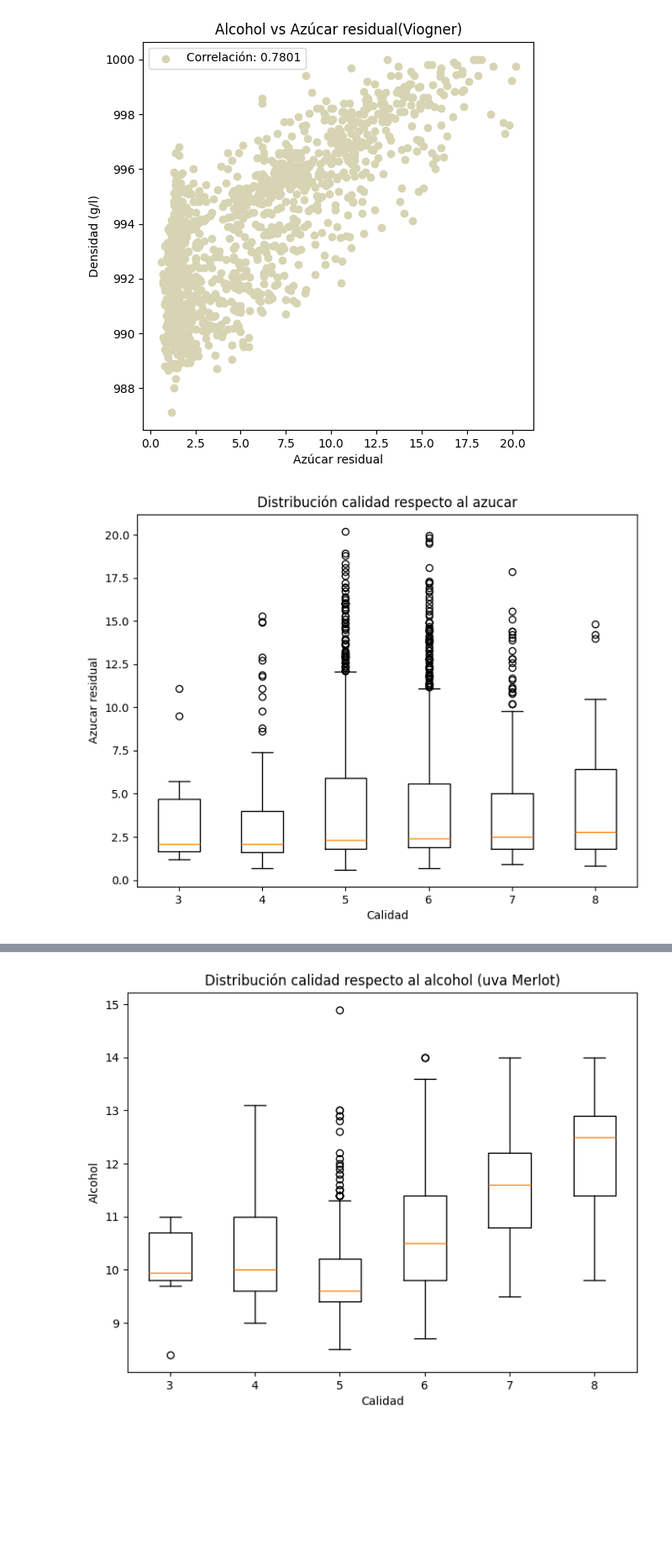
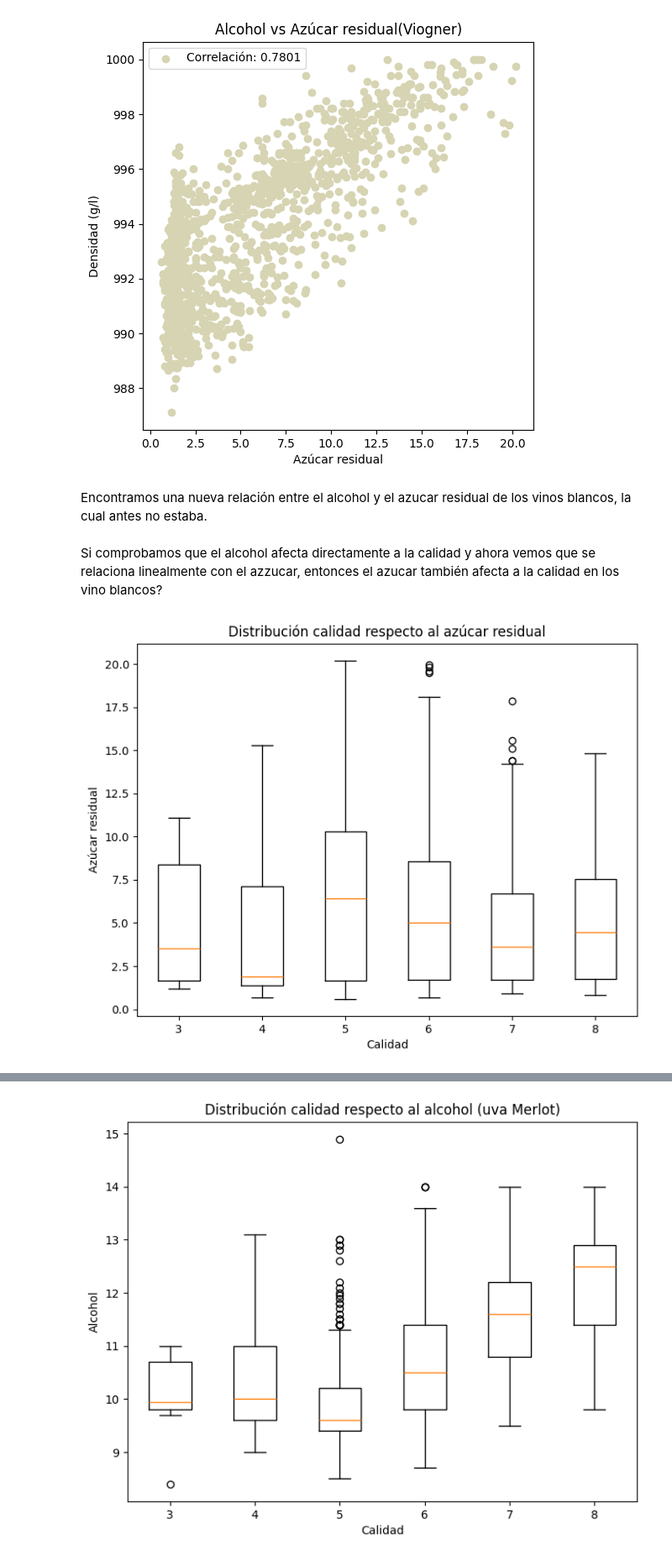
Before and after one commit to abriliglesias/Tp-ciencia-de-datos-, a Jupyter notebook: tpe.ipynb, the cells around one changed output, grey strips where cells are left out. Shown at 84% size. Drawn from its saved outputs; the diff is of its cells as text; code cells hidden in the pictures; blank space fills up the shorter version.

```diff
--- a/tpe.ipynb
+++ b/tpe.ipynb
@@ -1010,24 +1022,28 @@ plt.legend([f"Correlación: {coeficiente_correlacion:.4f}"], loc="upper left")
 plt.show()
 # %% [output]
 [figure]
+# %% [markdown]
+Encontramos una nueva relación entre el alcohol y el azucar residual de los vinos blancos, la cual antes no estaba.
+# %% [markdown]
+Si comprobamos que el alcohol afecta directamente a la calidad y ahora vemos que se relaciona linealmente con el azzucar, entonces el azucar también afecta a la calidad en los vino blancos?
 # %%
 # Crear el boxplot
 plt.figure(figsize=(8, 6))
-plt.boxplot([df_filtrado[df_filtrado["quality"] == 3]["residual sugar"],
-             df_filtrado[df_filtrado["quality"] == 4]["residual sugar"],
-             df_filtrado[df_filtrado["quality"] == 5]["residual sugar"],
-             df_filtrado[df_filtrado["quality"] == 6]["residual sugar"],
-             df_filtrado[df_filtrado["quality"] == 7]["residual sugar"],
-             df_filtrado[df_filtrado["quality"] == 8]["residual sugar"]],
+plt.boxplot([df_viogner[df_viogner["quality"] == 3]["residual sugar"],
+             df_viogner[df_viogner["quality"] == 4]["residual sugar"],
+             df_viogner[df_viogner["quality"] == 5]["residual sugar"],
+             df_viogner[df_viogner["quality"] == 6]["residual sugar"],
+             df_viogner[df_viogner["quality"] == 7]["residual sugar"],
+             df_viogner[df_viogner["quality"] == 8]["residual sugar"]],
              labels=["3", "4" ,"5", "6", "7", "8"])
 # Agregar etiquetas a los ejes
 plt.xlabel("Calidad")
-plt.ylabel("Azucar residual")
+plt.ylabel("Azúcar residual")
 
 # Agregar un título al gráfico
-plt.title("Distribución calidad respecto al azucar")
+plt.title("Distribución calidad respecto al azúcar residual")
 
 # Mostrar el gráfico
 plt.show()
 # %% [output]
-[figure, old version]
+[figure, new version]
```
Also changed, not shown: parts of 60 cells of this notebook.
